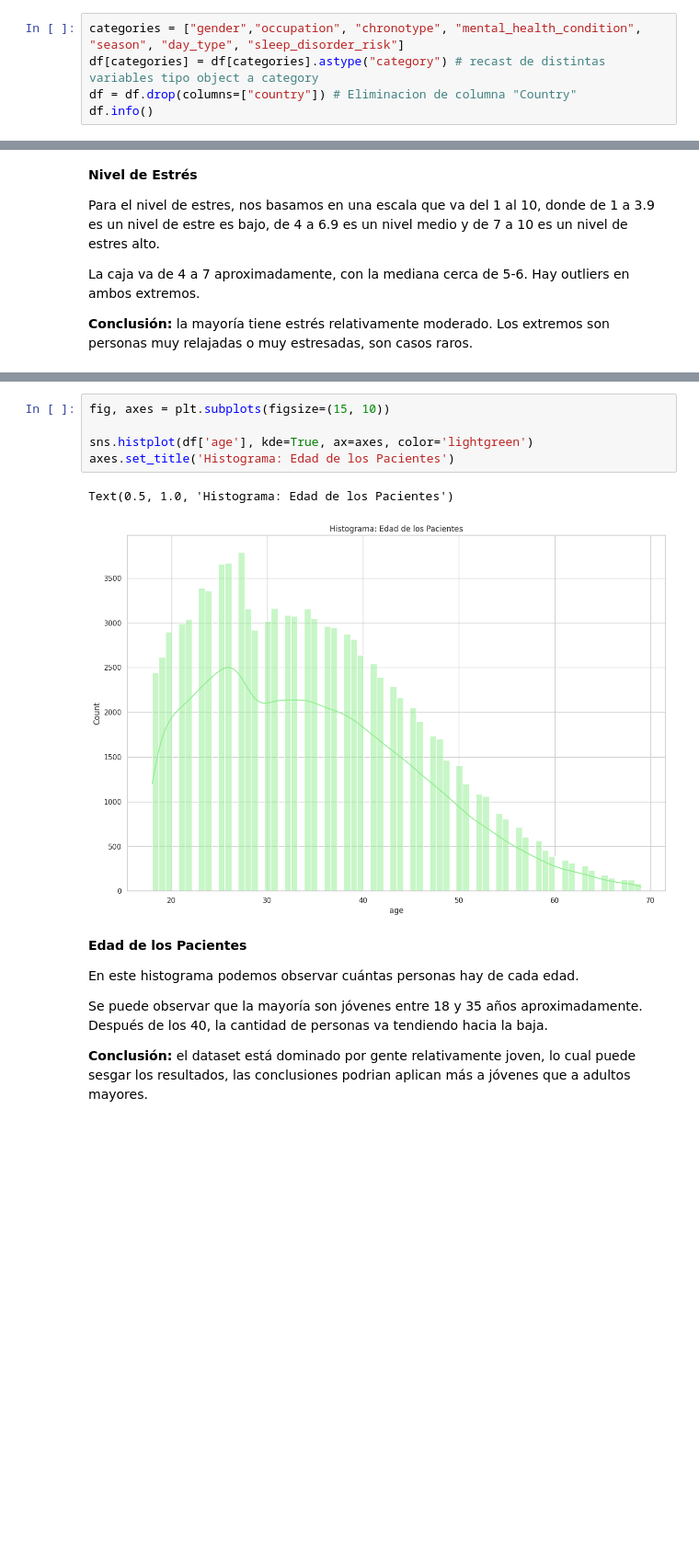
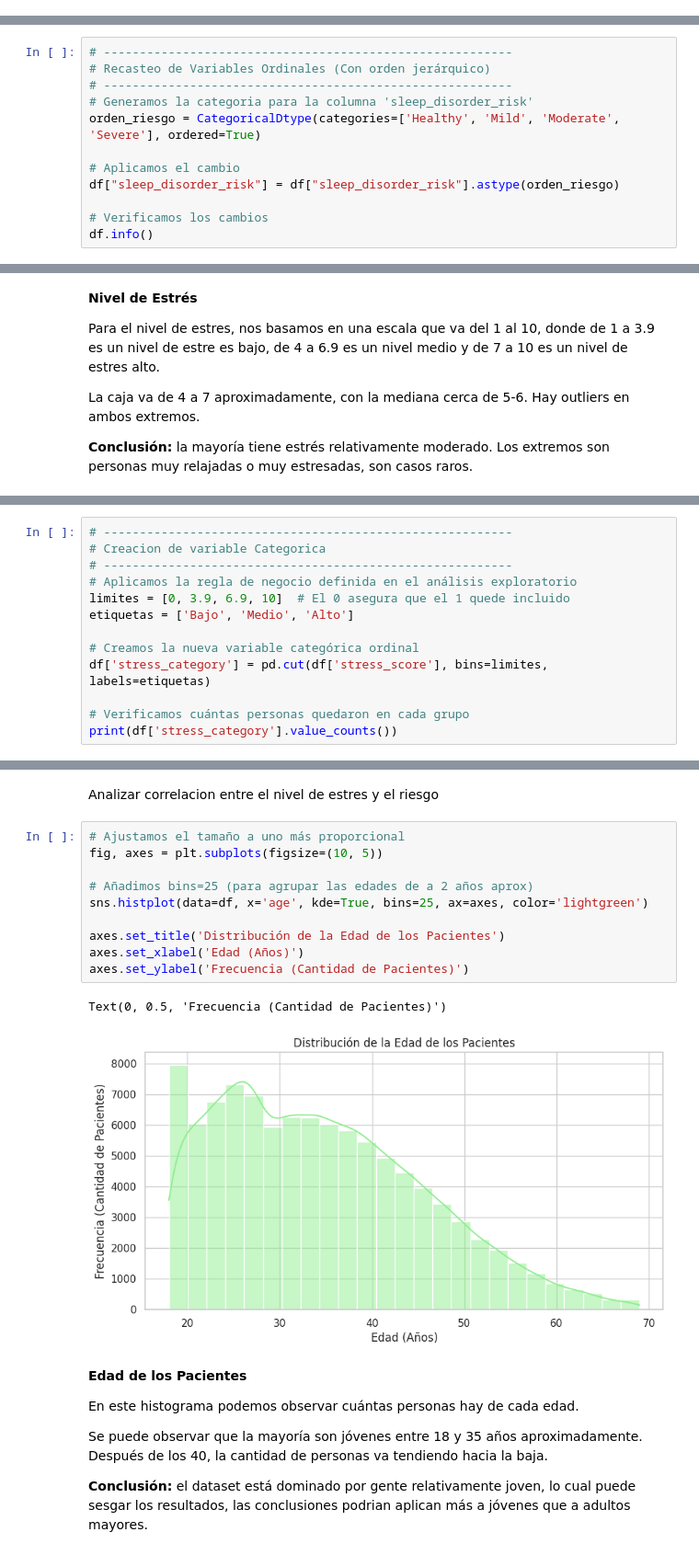
Before and after one commit to R3vival/Intro_Ciencia_De_Datos_Trabajo, a Jupyter notebook: Trabajo_Final_Intro_DC.ipynb, the cells around one changed output, grey strips where cells are left out. Shown at 92% size. Cells and saved outputs as stored; diff of their text form; blank space fills up the shorter version.

```diff
--- a/Trabajo_Final_Intro_DC.ipynb
+++ b/Trabajo_Final_Intro_DC.ipynb
@@ -85,8 +99,3 @@ memory usage: 24.4+ MB
 *   sleep_disorder_risk: Cambio a categorica ordinal
 # %% [markdown]
 Comenzamos recasteo de datos
-# %%
-categories = ["gender","occupation", "chronotype", "mental_health_condition", "season", "day_type", "sleep_disorder_risk"]
-df[categories] = df[categories].astype("category") # recast de distintas variables tipo object a category
-df = df.drop(columns=["country"]) # Eliminacion de columna "Country"
-df.info()
@@ -115,0 +139,12 @@ df.sample()
+# %%
+# ---------------------------------------------------------
+# Recasteo de Variables Ordinales (Con orden jerárquico)
+# ---------------------------------------------------------
+# Generamos la categoria para la columna 'sleep_disorder_risk'
+orden_riesgo = CategoricalDtype(categories=['Healthy', 'Mild', 'Moderate', 'Severe'], ordered=True)
+
+# Aplicamos el cambio
+df["sleep_disorder_risk"] = df["sleep_disorder_risk"].astype(orden_riesgo)
+
+# Verificamos los cambios
+df.info()
@@ -254,0 +371,13 @@ La caja va de 4 a 7 aproximadamente, con la mediana cerca de 5-6. Hay outliers e
+# %%
+# ---------------------------------------------------------
+# Creacion de variable Categorica
+# ---------------------------------------------------------
+# Aplicamos la regla de negocio definida en el análisis exploratorio
+limites = [0, 3.9, 6.9, 10]  # El 0 asegura que el 1 quede incluido
+etiquetas = ['Bajo', 'Medio', 'Alto']
+
+# Creamos la nueva variable categórica ordinal
+df['stress_category'] = pd.cut(df['stress_score'], bins=limites, labels=etiquetas)
+
+# Verificamos cuántas personas quedaron en cada grupo
+print(df['stress_category'].value_counts())
@@ -255,11 +390,18 @@ La caja va de 4 a 7 aproximadamente, con la mediana cerca de 5-6. Hay outliers e
+# %% [markdown]
+Analizar correlacion entre el nivel de estres y el riesgo
 # %%
-fig, axes = plt.subplots(figsize=(15, 10))
+# Ajustamos el tamaño a uno más proporcional
+fig, axes = plt.subplots(figsize=(10, 5))
 
-sns.histplot(df['age'], kde=True, ax=axes, color='lightgreen')
-axes.set_title('Histograma: Edad de los Pacientes')
+# Añadimos bins=25 (para agrupar las edades de a 2 años aprox)
+sns.histplot(data=df, x='age', kde=True, bins=25, ax=axes, color='lightgreen')
+
+axes.set_title('Distribución de la Edad de los Pacientes')
+axes.set_xlabel('Edad (Años)')
+axes.set_ylabel('Frecuencia (Cantidad de Pacientes)')
 # %% [output]
-Text(0.5, 1.0, 'Histograma: Edad de los Pacientes')
+Text(0, 0.5, 'Frecuencia (Cantidad de Pacientes)')
-[figure, old version]
+[figure, new version]
 # %% [markdown]
 **Edad de los Pacientes**
 
```
Also changed, not shown: parts of 42 cells of this notebook.
